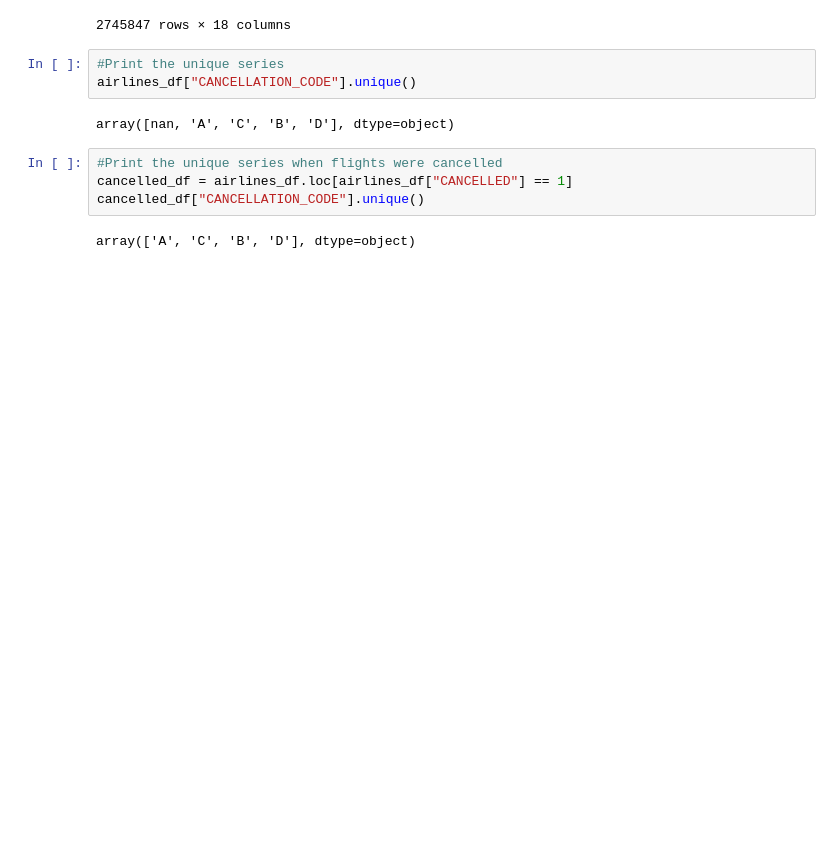
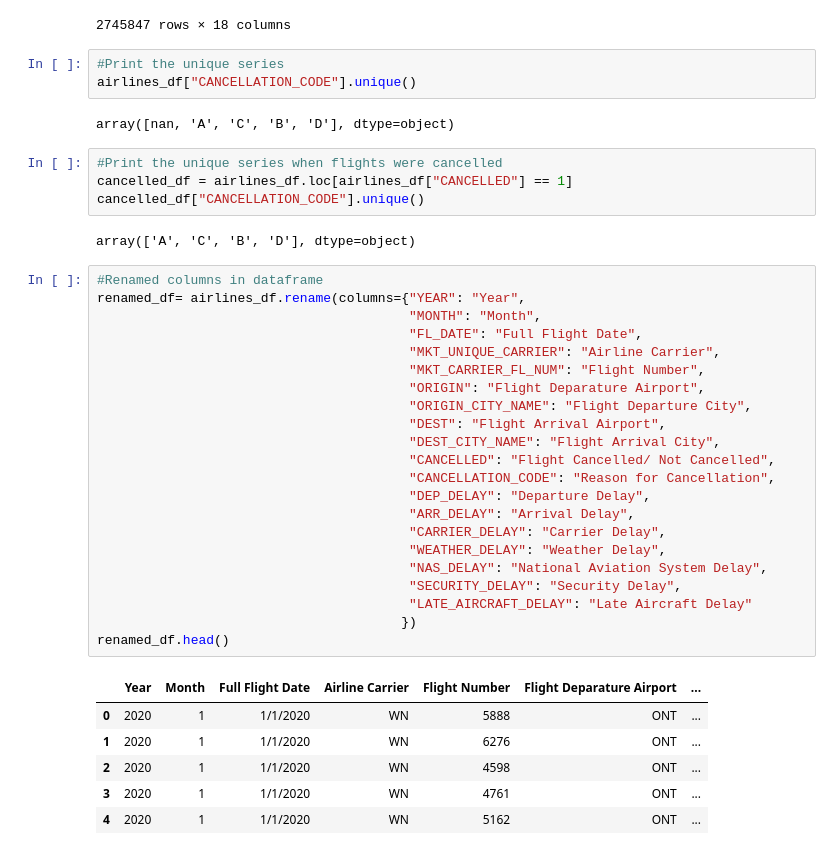
Before and after one commit to ushaakumaar/COVID19_Impacts_On_Business_And_Workforce_Trends, a Jupyter notebook: airlines.ipynb, the cells around one changed output. Cells and saved outputs as stored; diff of their text form; blank space fills up the shorter version.

Commit message:
Renamed columns in data frame

```diff
--- a/airlines.ipynb
+++ b/airlines.ipynb
@@ -114,3 +114,32 @@ cancelled_df = airlines_df.loc[airlines_df["CANCELLED"] == 1]
 cancelled_df["CANCELLATION_CODE"].unique()
 # %% [output]
 array(['A', 'C', 'B', 'D'], dtype=object)
+# %%
+#Renamed columns in dataframe
+renamed_df= airlines_df.rename(columns={"YEAR": "Year",
+                                        "MONTH": "Month",
+                                        "FL_DATE": "Full Flight Date",
+                                        "MKT_UNIQUE_CARRIER": "Airline Carrier",
+                                        "MKT_CARRIER_FL_NUM": "Flight Number",
+                                        "ORIGIN": "Flight Deparature Airport",
+                                        "ORIGIN_CITY_NAME": "Flight Departure City",
+                                        "DEST": "Flight Arrival Airport",
+                                        "DEST_CITY_NAME": "Flight Arrival City",
+                                        "CANCELLED": "Flight Cancelled/ Not Cancelled",
+                                        "CANCELLATION_CODE": "Reason for Cancellation",
+                                        "DEP_DELAY": "Departure Delay",
+                                        "ARR_DELAY": "Arrival Delay",
+                                        "CARRIER_DELAY": "Carrier Delay",
+                                        "WEATHER_DELAY": "Weather Delay",
+                                        "NAS_DELAY": "National Aviation System Delay",
+                                        "SECURITY_DELAY": "Security Delay",
+                                        "LATE_AIRCRAFT_DELAY": "Late Aircraft Delay"
+                                       })
+renamed_df.head()
+# %% [output]
+|  | Year | Month | Full Flight Date | Airline Carrier | Flight Number | Flight Deparature Airport | ... |
+| 0 | 2020 | 1 | 1/1/2020 | WN | 5888 | ONT | ... |
+| 1 | 2020 | 1 | 1/1/2020 | WN | 6276 | ONT | ... |
+| 2 | 2020 | 1 | 1/1/2020 | WN | 4598 | ONT | ... |
+| 3 | 2020 | 1 | 1/1/2020 | WN | 4761 | ONT | ... |
+| 4 | 2020 | 1 | 1/1/2020 | WN | 5162 | ONT | ... |
```
